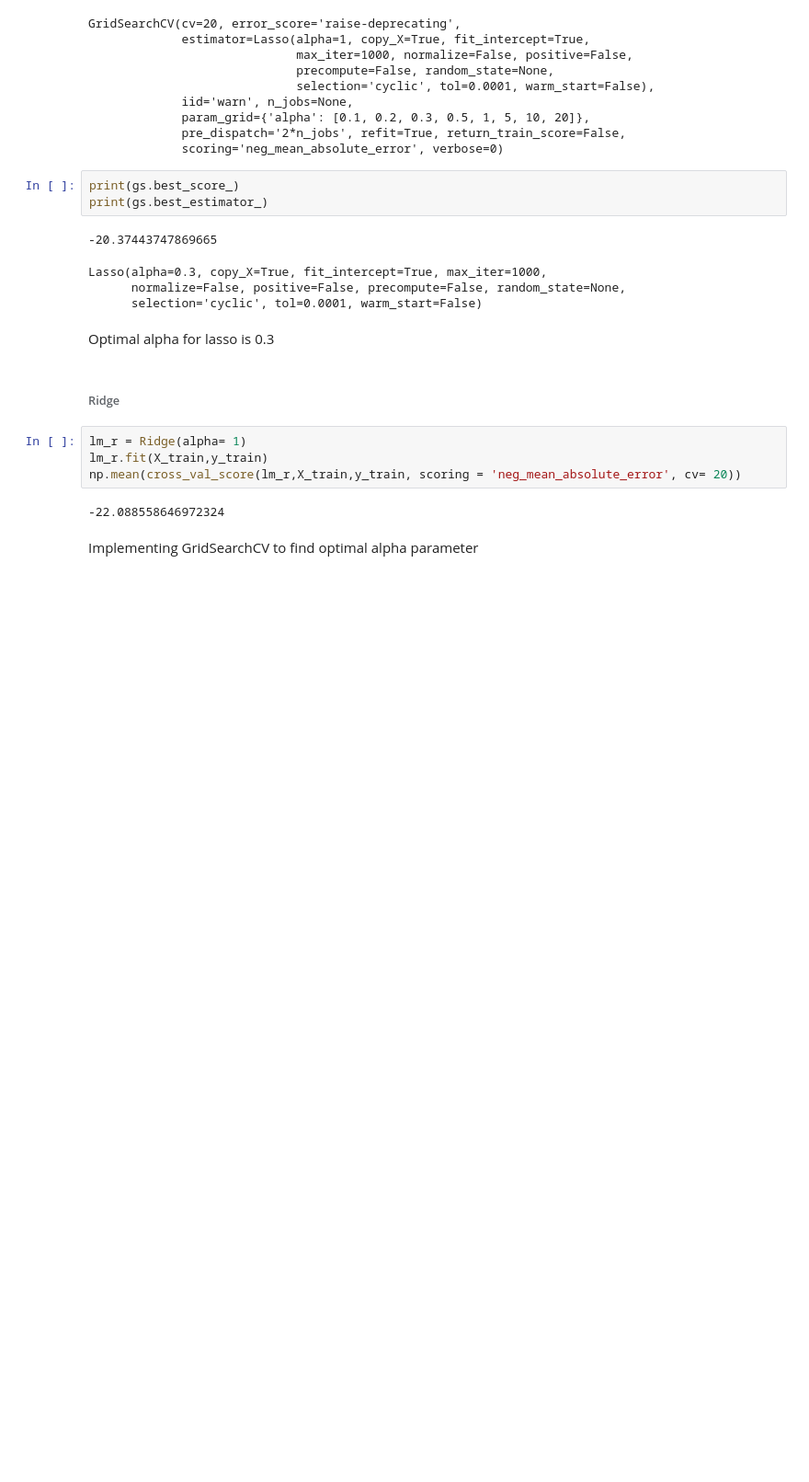
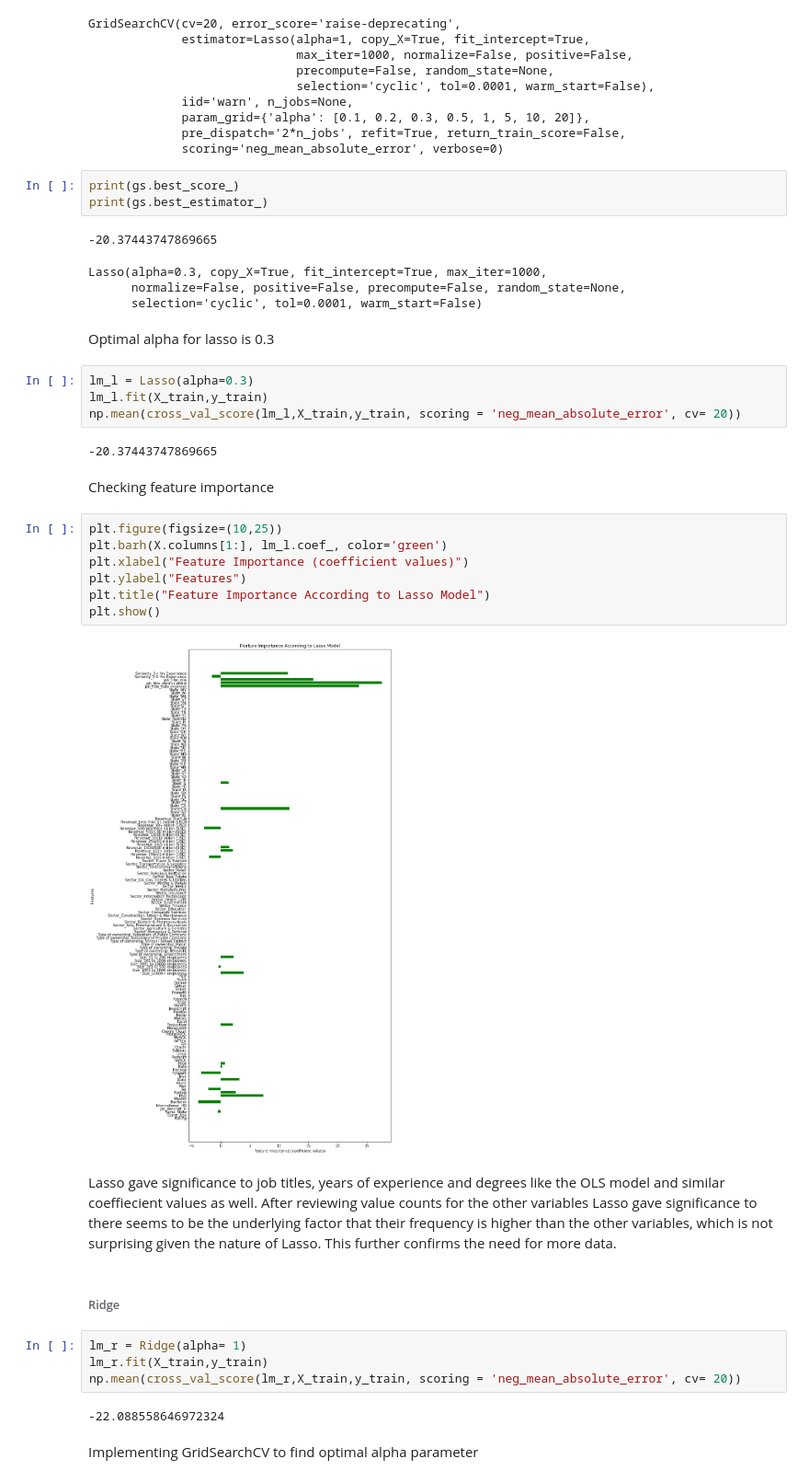
Before and after one commit to rmlevy1/nyc-mhtn-ds-010620-lectures, a Jupyter notebook: Final_Project/Modeling.ipynb, the cells around one changed output. Shown at 92% size. Cells and saved outputs as stored; diff of their text form; blank space fills up the shorter version.

```diff
--- a/Final_Project/Modeling.ipynb
+++ b/Final_Project/Modeling.ipynb
@@ -183,6 +200,25 @@ Lasso(alpha=0.3, copy_X=True, fit_intercept=True, max_iter=1000,
       selection='cyclic', tol=0.0001, warm_start=False)
 # %% [markdown]
 Optimal alpha for lasso is 0.3
+# %%
+lm_l = Lasso(alpha=0.3)
+lm_l.fit(X_train,y_train)
+np.mean(cross_val_score(lm_l,X_train,y_train, scoring = 'neg_mean_absolute_error', cv= 20))
+# %% [output]
+-20.37443747869665
+# %% [markdown]
+Checking feature importance
+# %%
+plt.figure(figsize=(10,25))
+plt.barh(X.columns[1:], lm_l.coef_, color='green')
+plt.xlabel("Feature Importance (coefficient values)")
+plt.ylabel("Features")
+plt.title("Feature Importance According to Lasso Model")
+plt.show()
+# %% [output]
+[figure, added]
+# %% [markdown]
+Lasso gave significance to job titles, years of experience and degrees like the OLS model and similar coeffiecient values as well. After reviewing value counts for the other variables Lasso gave significance to there seems to be the underlying factor that their frequency is higher than the other variables, which is not surprising given the nature of Lasso. This further confirms the need for more data.
 # %% [markdown]
 ###### Ridge
 # %%
```
Also changed, not shown: parts of 17 cells of this notebook, 1 other file.
